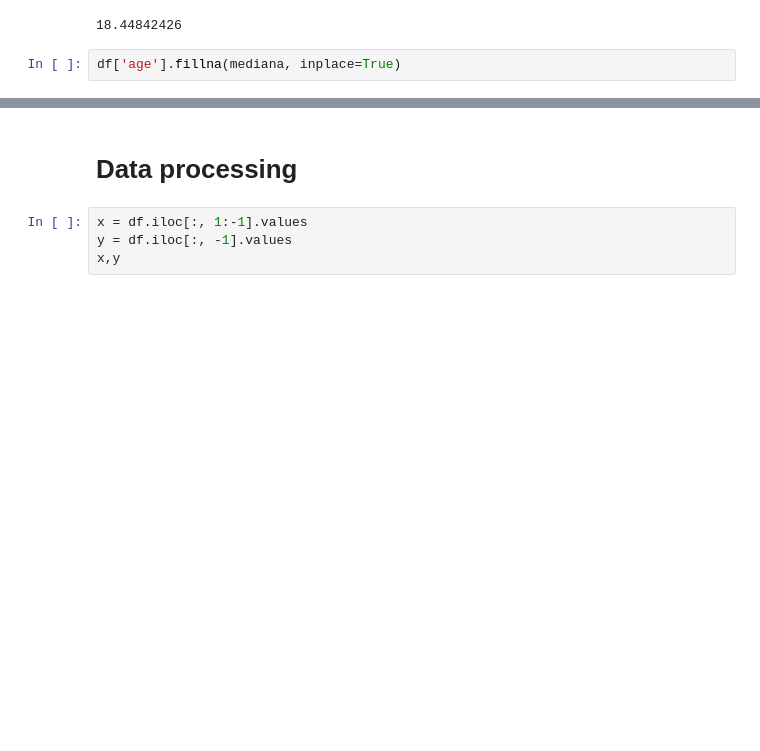
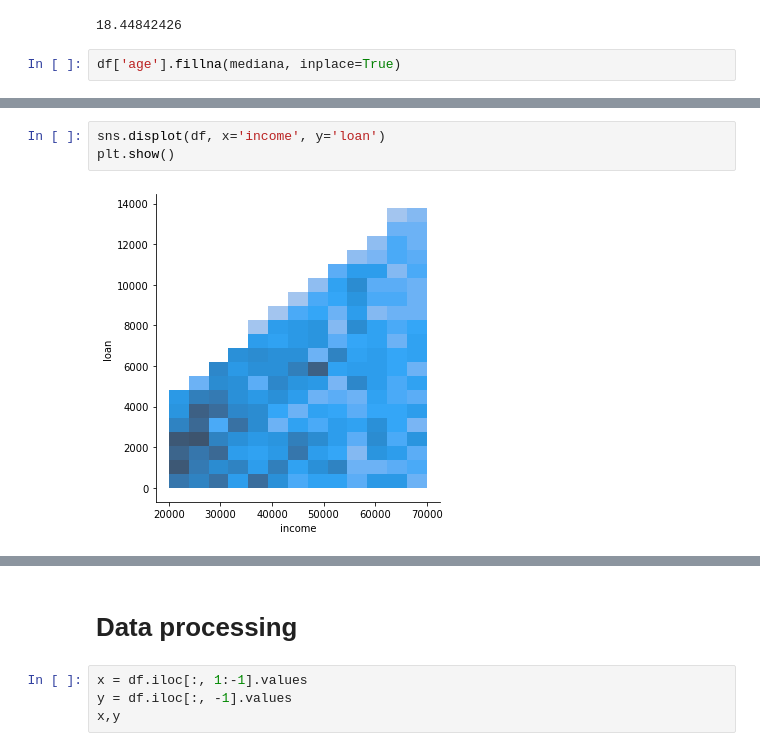
Before and after one commit to gabe-martins/Python-Machine-Learing, a Jupyter notebook: Credit_Data_Neural_Training.ipynb, the cells around one changed output, grey strips where cells are left out. Saved outputs shown, nothing was run; the diff lists cells and outputs as text; blank space fills up the shorter version.

```diff
--- a/Credit_Data_Neural_Training.ipynb
+++ b/Credit_Data_Neural_Training.ipynb
@@ -67,0 +109,5 @@ plt.show()
+# %%
+sns.displot(df, x='income', y='loan')
+plt.show()
+# %% [output]
+[figure, added]
```
Also changed, not shown: parts of 20 cells of this notebook.
